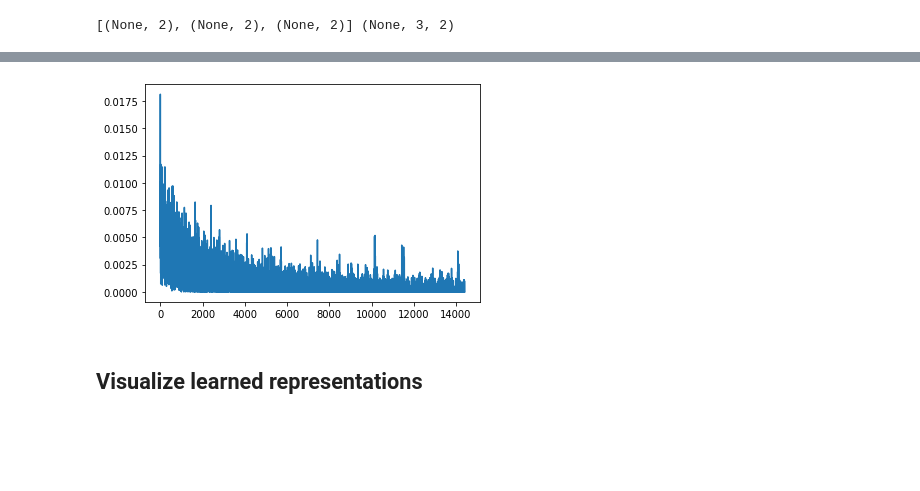
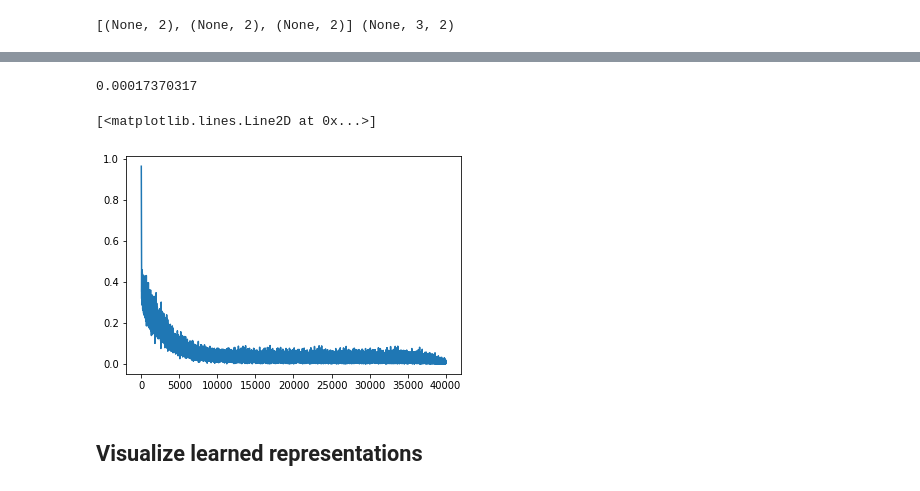
Before and after one commit to verrannt/invrep, a Jupyter notebook: src/notebooks/Investigation.ipynb, the cells around one changed output, grey strips where cells are left out. Drawn from its saved outputs; the diff is of its cells as text; code cells hidden in the pictures; blank space fills up the shorter version.

```diff
--- a/src/notebooks/Investigation.ipynb
+++ b/src/notebooks/Investigation.ipynb
@@ -144,8 +158,16 @@ Epoch 4
+# %%
+all_data = [data[0,:,:],data[1,:,:],data[2,:,:]]
+_, loss_value = forward_pass(all_data)
+mean_loss = loss_value.numpy().mean()
+mean_loss
+# %% [output]
+0.00017370317
 # %%
-plt.plot(loss_history[10000:])
-plt.savefig(VIS_PATH+'poopy_history')
+plt.plot(loss_history)
+#plt.savefig(VIS_PATH+'poopy_history')
 # %% [output]
+[<matplotlib.lines.Line2D at 0x...>]
-[figure, old version]
+[figure, new version]
 # %% [markdown]
 ## Visualize learned representations
 # %%
```
Also changed, not shown: parts of 12 cells of this notebook.
